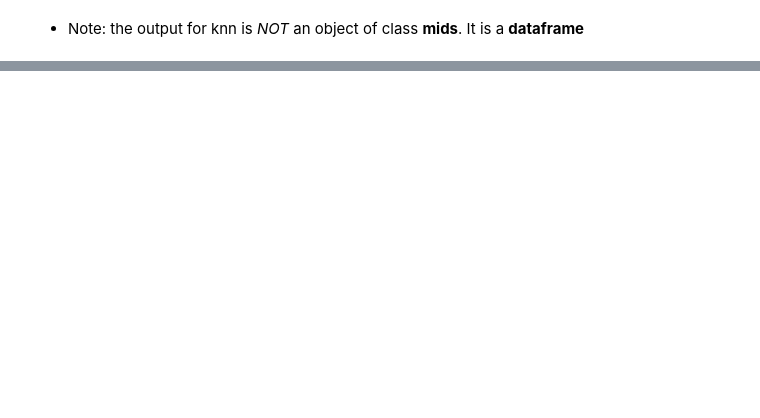
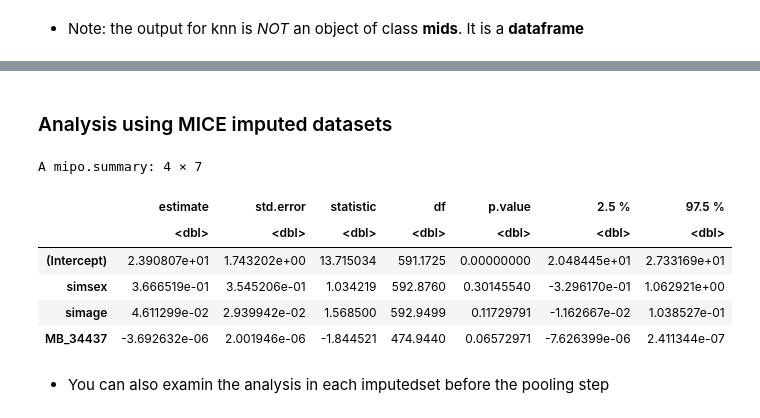
Before and after one commit to tofaquih/imputation_of_untargeted_metabolites, a Jupyter notebook: Example.ipynb, the cells around one changed output, grey strips where cells are left out. Saved outputs shown, nothing was run; the diff lists cells and outputs as text; code cells hidden in the pictures; blank space fills up the shorter version.

```diff
--- a/Example.ipynb
+++ b/Example.ipynb
@@ -98,0 +120,23 @@ A data.frame: 6 × 1368
+# %% [markdown]
+### Analysis using MICE imputed datasets
+# %%
+theformula <-  paste("simbmi~simsex+simage+" , 'MB_34437' , sep= '')
+
+S = pool(
+        with(
+            data = MiceImp$mids ,
+            expr = lm(formula = as.formula(theformula))
+            )
+        )
+# %%
+summary(S,conf.int = TRUE)
+# %% [output]
+A mipo.summary: 4 × 7
+|  | estimate | std.error | statistic | df | p.value | 2.5 % | 97.5 % |
+|  | <dbl> | <dbl> | <dbl> | <dbl> | <dbl> | <dbl> | <dbl> |
+| (Intercept) | 2.390807e+01 | 1.743202e+00 | 13.715034 | 591.1725 | 0.00000000 | 2.048445e+01 | 2.733169e+01 |
+| simsex | 3.666519e-01 | 3.545206e-01 | 1.034219 | 592.8760 | 0.30145540 | -3.296170e-01 | 1.062921e+00 |
+| simage | 4.611299e-02 | 2.939942e-02 | 1.568500 | 592.9499 | 0.11729791 | -1.162667e-02 | 1.038527e-01 |
+| MB_34437 | -3.692632e-06 | 2.001946e-06 | -1.844521 | 474.9440 | 0.06572971 | -7.626399e-06 | 2.411344e-07 |
+# %% [markdown]
+* You can also examin the analysis in each imputedset before the pooling step
```
Also changed, not shown: parts of 16 cells of this notebook.
